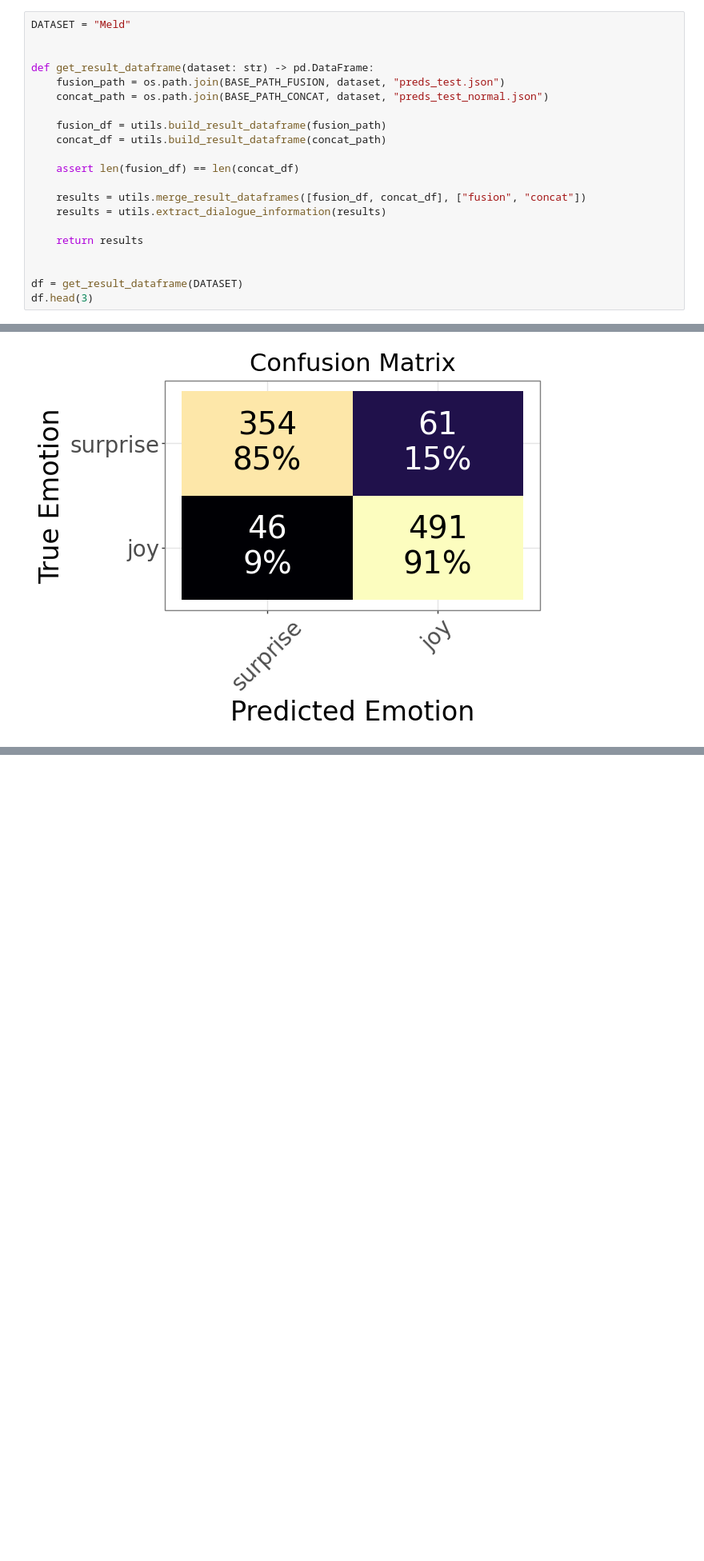
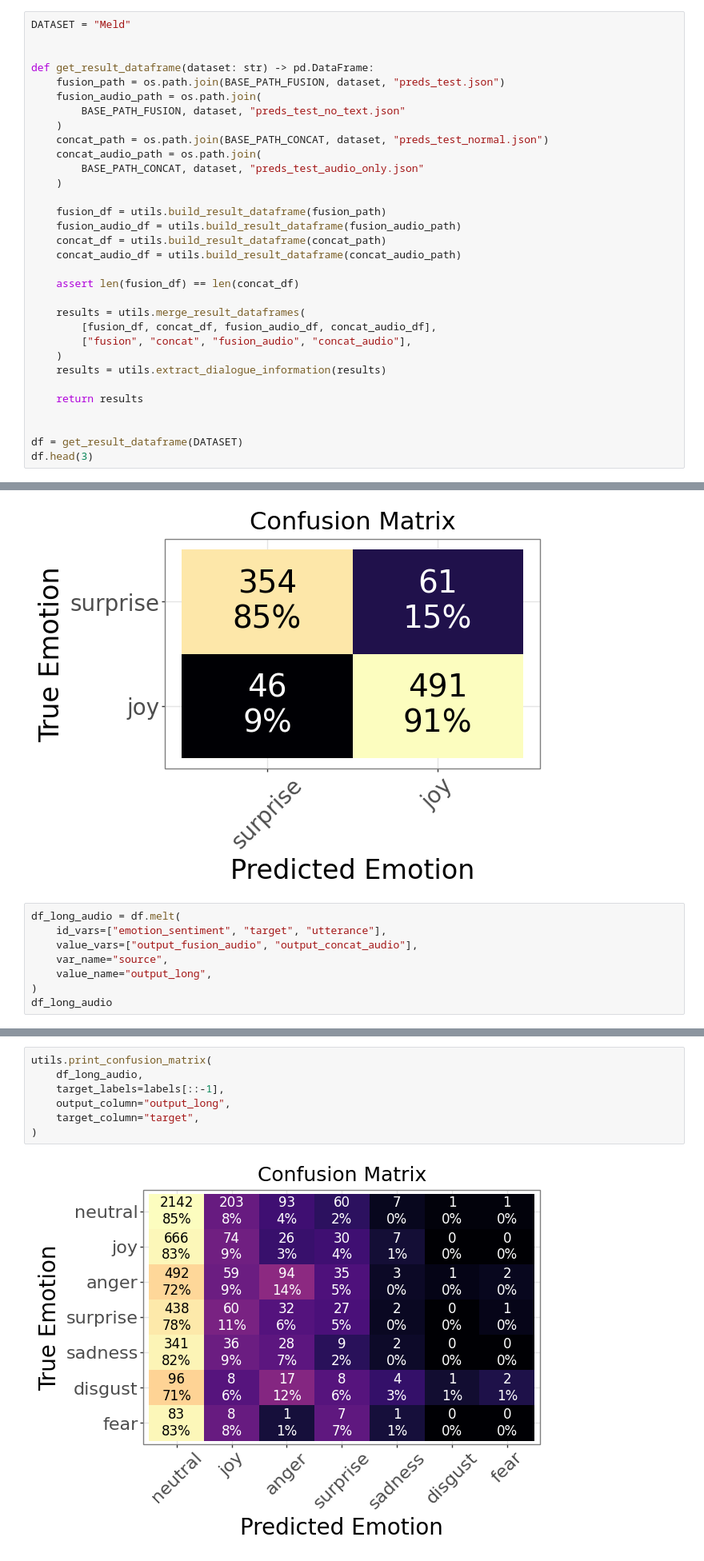
Before and after one commit to HenFo/Masterarbeit, a Jupyter notebook: analysis/mm_models/discussion_meld.ipynb, the cells around one changed output, grey strips where cells are left out. Shown at 80% size. Saved outputs shown, nothing was run; the diff lists cells and outputs as text; blank space fills up the shorter version.

```diff
--- a/analysis/mm_models/discussion_meld.ipynb
+++ b/analysis/mm_models/discussion_meld.ipynb
@@ -20,14 +20,25 @@ DATASET = "Meld"
 
 def get_result_dataframe(dataset: str) -> pd.DataFrame:
     fusion_path = os.path.join(BASE_PATH_FUSION, dataset, "preds_test.json")
+    fusion_audio_path = os.path.join(
+        BASE_PATH_FUSION, dataset, "preds_test_no_text.json"
+    )
     concat_path = os.path.join(BASE_PATH_CONCAT, dataset, "preds_test_normal.json")
+    concat_audio_path = os.path.join(
+        BASE_PATH_CONCAT, dataset, "preds_test_audio_only.json"
+    )
 
     fusion_df = utils.build_result_dataframe(fusion_path)
+    fusion_audio_df = utils.build_result_dataframe(fusion_audio_path)
     concat_df = utils.build_result_dataframe(concat_path)
+    concat_audio_df = utils.build_result_dataframe(concat_audio_path)
 
     assert len(fusion_df) == len(concat_df)
 
-    results = utils.merge_result_dataframes([fusion_df, concat_df], ["fusion", "concat"])
+    results = utils.merge_result_dataframes(
+        [fusion_df, concat_df, fusion_audio_df, concat_audio_df],
+        ["fusion", "concat", "fusion_audio", "concat_audio"],
+    )
     results = utils.extract_dialogue_information(results)
 
     return results
@@ -136,3 +147,11 @@ utils.print_confusion_matrix(
 )
 # %% [output]
 [figure]
+# %%
+df_long_audio = df.melt(
+    id_vars=["emotion_sentiment", "target", "utterance"],
+    value_vars=["output_fusion_audio", "output_concat_audio"],
+    var_name="source",
+    value_name="output_long",
+)
+df_long_audio
@@ -139,3 +172,12 @@ utils.print_confusion_matrix(
+# %%
+utils.print_confusion_matrix(
+    df_long_audio,
+    target_labels=labels[::-1],
+    output_column="output_long",
+    target_column="target",
+)
+# %% [output]
+[figure, added]
 # %%
 fusion_model = df["target"] == df["output"]
 concat_model = df["target"] == df["output_concat"]
```
Also changed, not shown: parts of 2 cells of this notebook, 1 other file.
